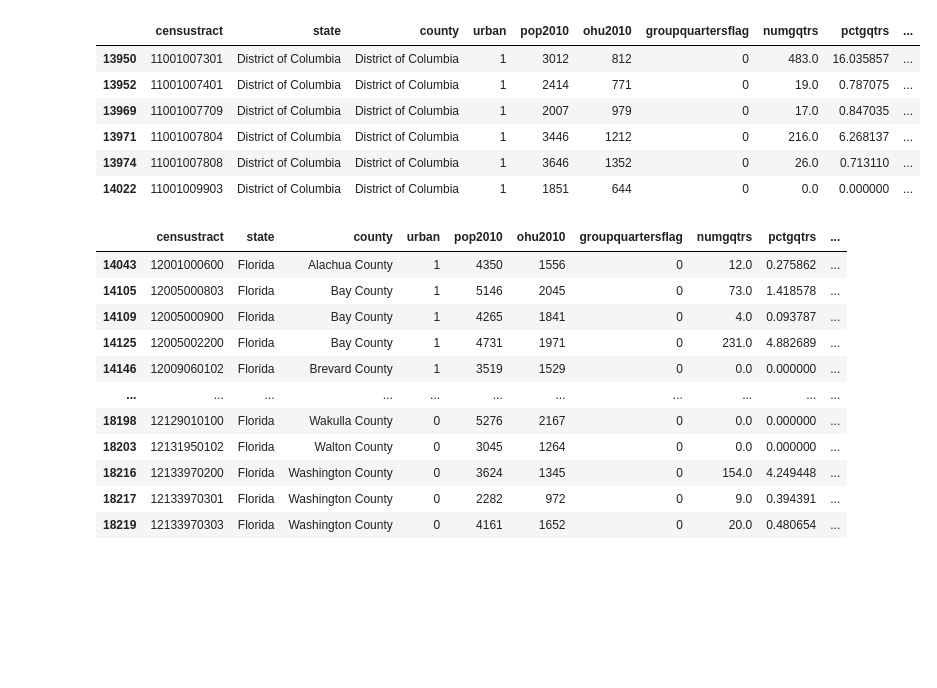
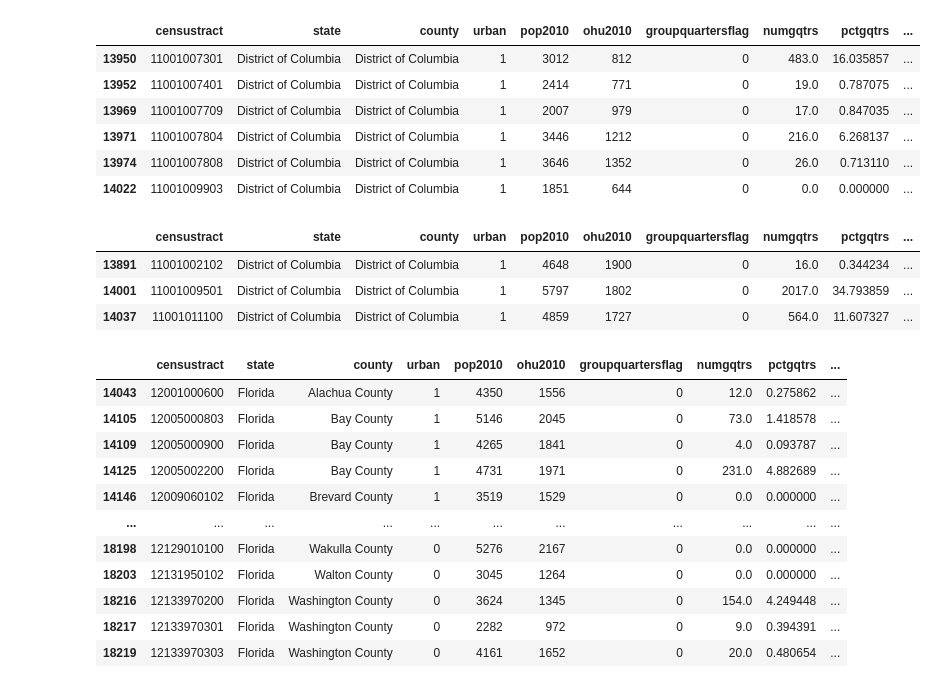
Before and after one commit to derryzrli/food-insecurity-analysis, a Jupyter notebook: starter-code_k.ipynb, the cells around one changed output. Saved outputs shown, nothing was run; the diff lists cells and outputs as text; code cells hidden in the pictures; blank space fills up the shorter version.

```diff
--- a/starter-code_k.ipynb
+++ b/starter-code_k.ipynb
@@ -500,6 +510,13 @@ get_lila_0_1('District of Columbia', 'DC', 'lilatracts_1and10')
 | 13971 | 11001007804 | District of Columbia | District of Columbia | 1 | 3446 | 1212 | 0 | 216.0 | 6.268137 | ... |
 | 13974 | 11001007808 | District of Columbia | District of Columbia | 1 | 3646 | 1352 | 0 | 26.0 | 0.713110 | ... |
 | 14022 | 11001009903 | District of Columbia | District of Columbia | 1 | 1851 | 644 | 0 | 0.0 | 0.000000 | ... |
+# %%
+get_lila_1_0('District of Columbia', 'DC', 'lilatracts_1and10')
+# %% [output]
+|  | censustract | state | county | urban | pop2010 | ohu2010 | groupquartersflag | numgqtrs | pctgqtrs | ... |
+| 13891 | 11001002102 | District of Columbia | District of Columbia | 1 | 4648 | 1900 | 0 | 16.0 | 0.344234 | ... |
+| 14001 | 11001009501 | District of Columbia | District of Columbia | 1 | 5797 | 1802 | 0 | 2017.0 | 34.793859 | ... |
+| 14037 | 11001011100 | District of Columbia | District of Columbia | 1 | 4859 | 1727 | 0 | 564.0 | 11.607327 | ... |
 # %%
 get_lila_0_1('Florida', 'FL', 'lilatracts_1and10')
 # %% [output]
```
Also changed, not shown: parts of 11 cells of this notebook.
